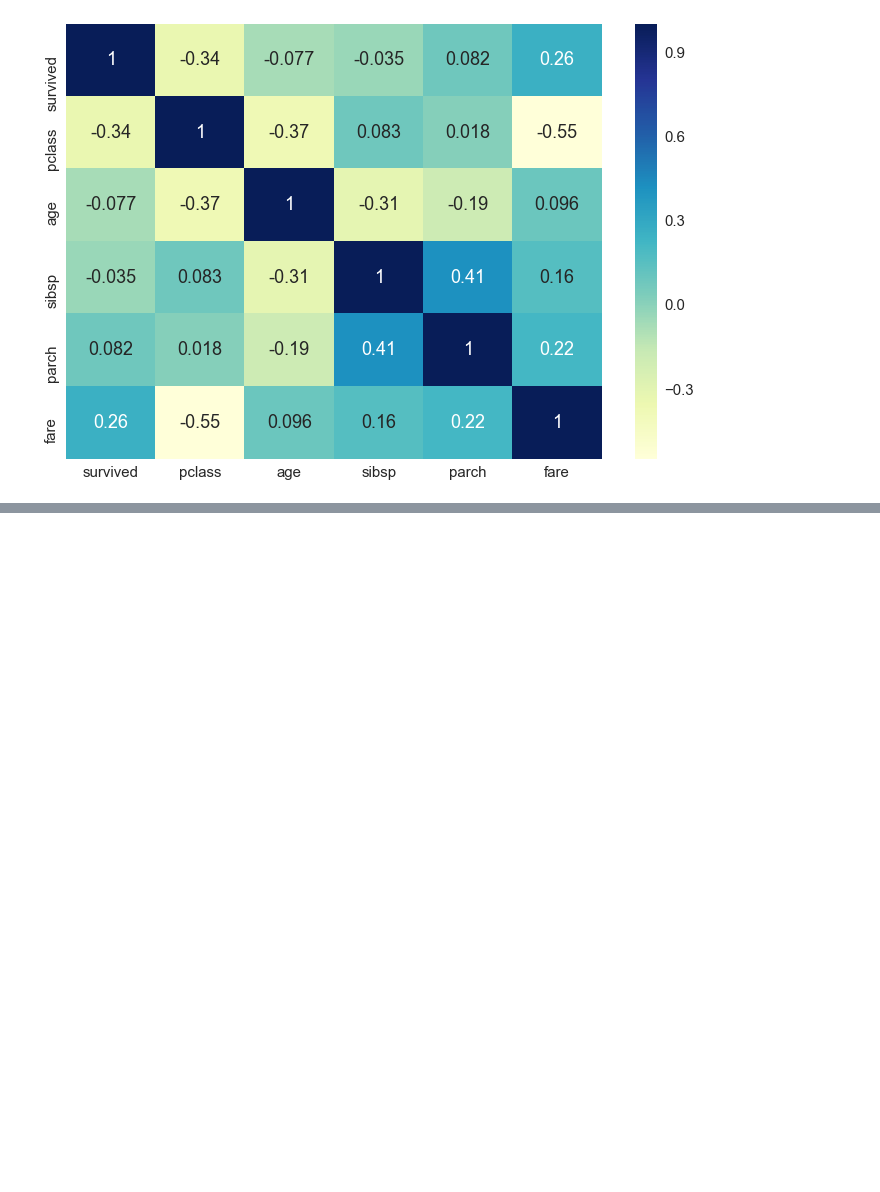
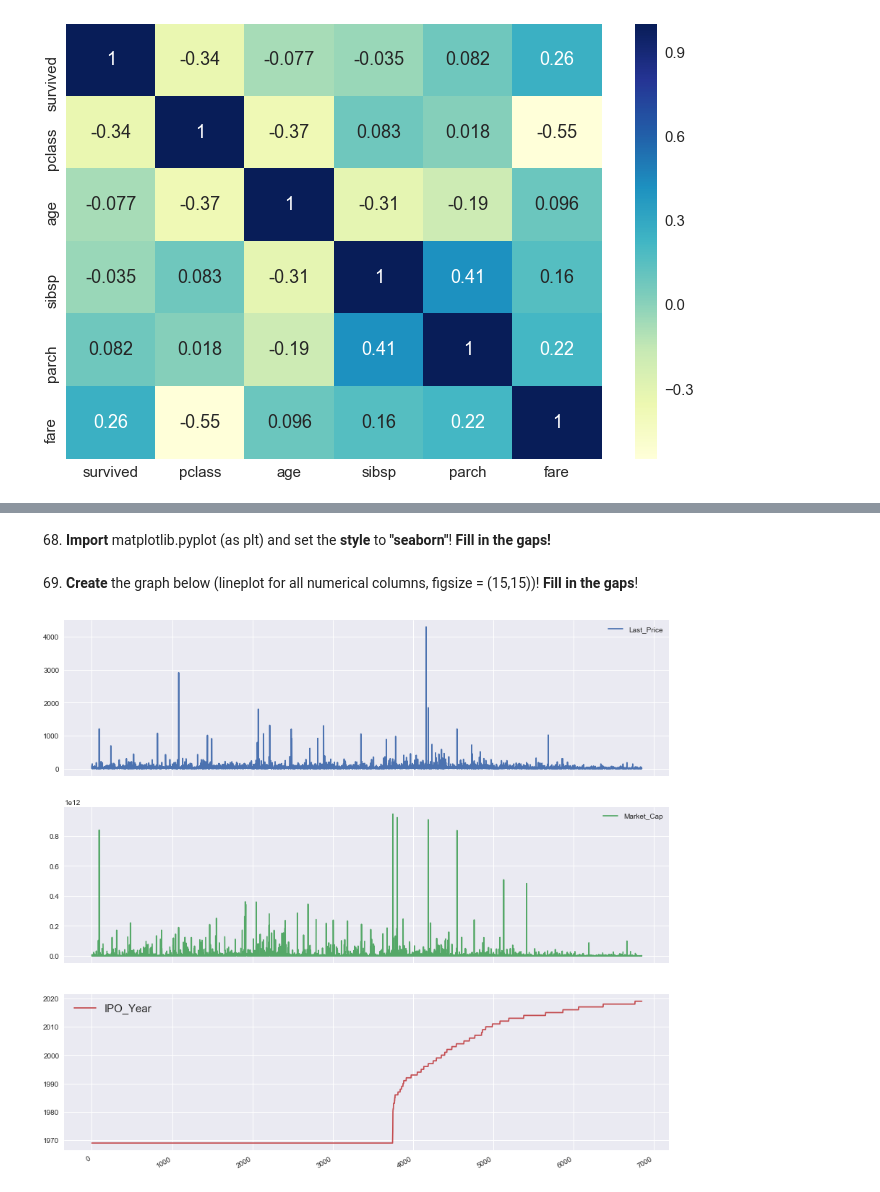
Before and after one commit to biv-neupane7/Pandas_practice, a Jupyter notebook: Visualization.ipynb, the cells around one changed output, grey strips where cells are left out. Drawn from its saved outputs; the diff is of its cells as text; code cells hidden in the pictures; blank space fills up the shorter version.

```diff
--- a/Visualization.ipynb
+++ b/Visualization.ipynb
@@ -580,0 +599,2 @@ plt.show()
+# %%
+listings=pd.read_csv("listings_clean.csv")
@@ -580,0 +610,5 @@ plt.show()
+# %%
+# sort listings by IPO year and create a new rangeindex
+
+listings=listings.sort_values("IPO_Year", ascending=True).reset_index(drop=True)
+listings.head()
@@ -580,0 +622,12 @@ plt.show()
+# %% [markdown]
+68. __Import__ matplotlib.pyplot (as plt) and set the __style__ to __"seaborn"__! __Fill in the gaps!__
+# %%
+plt.style.use("seaborn")
+# %% [markdown]
+69. __Create__ the graph below (lineplot for all numerical columns, figsize = (15,15))! __Fill in the gaps__!
+# %%
+listings.plot(subplots=True, sharex=True, figsize=(15,15))
+plt.legend(fontsize=15)
+plt.show()
+# %% [output]
+[figure, added]
```
Also changed, not shown: parts of 25 cells of this notebook.
